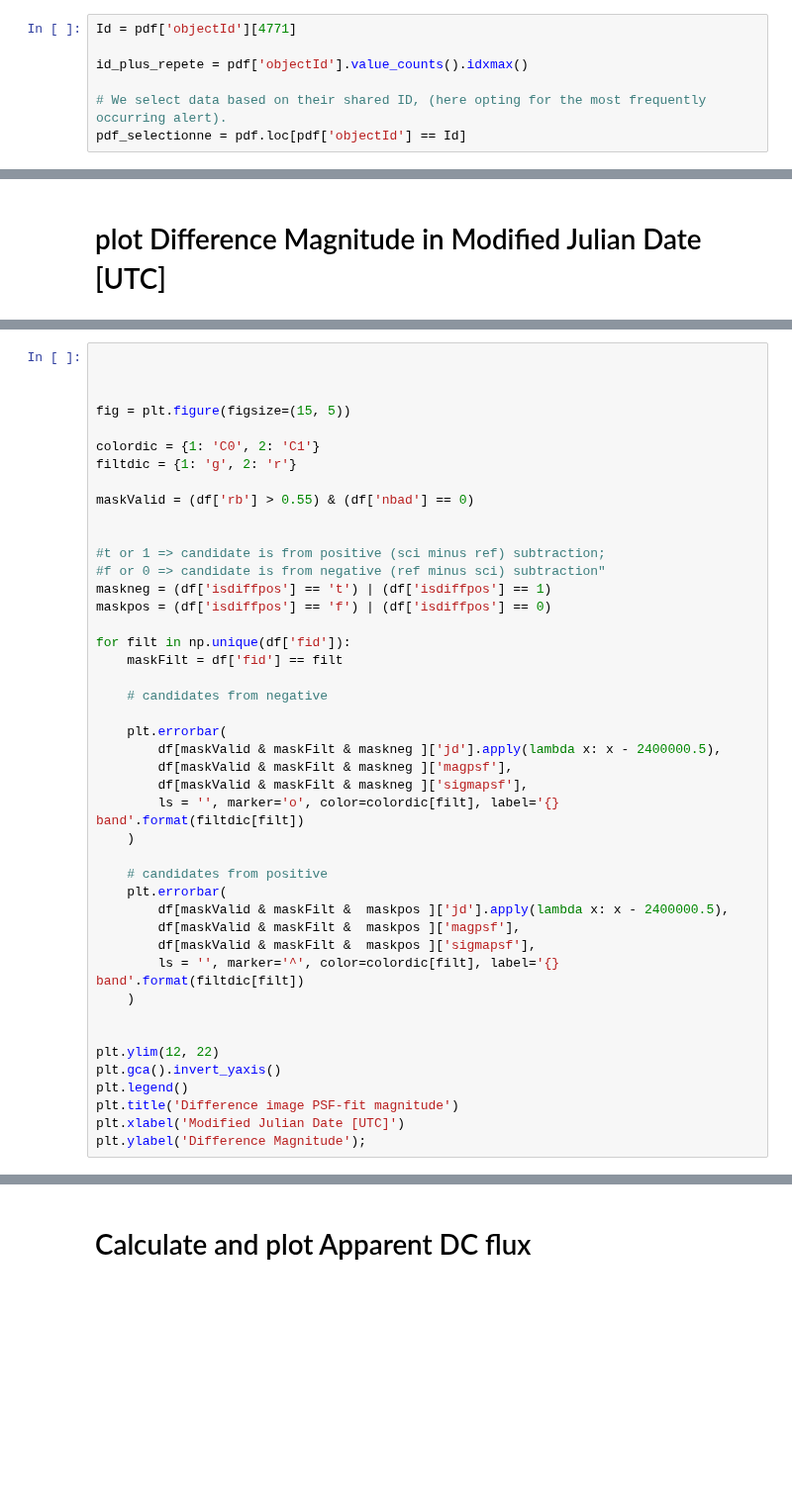
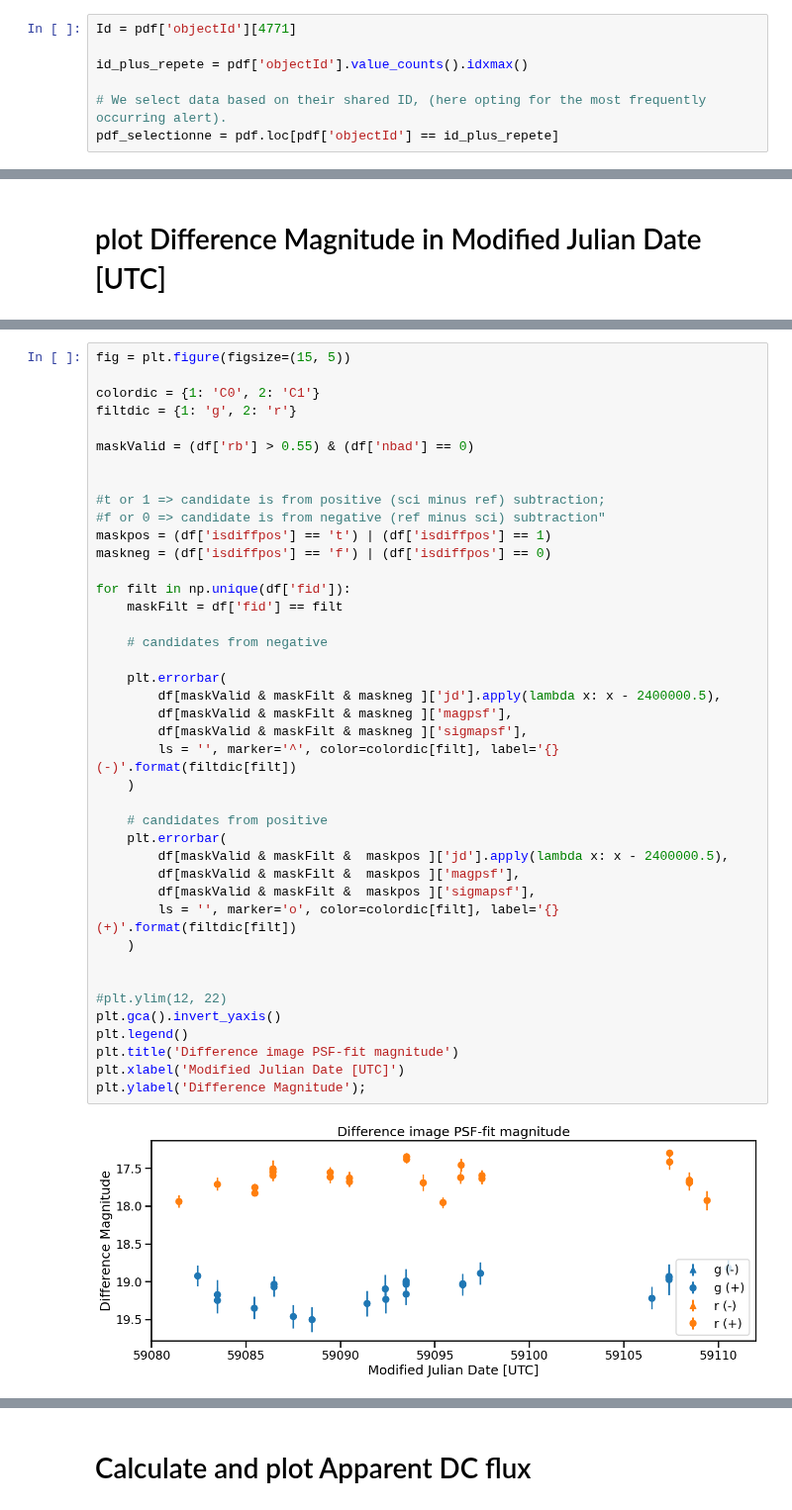
Before and after one commit to ManuGangler/FAnomAlly, a Jupyter notebook: notebook/data-transfer.ipynb, the cells around one changed output, grey strips where cells are left out. Shown at 99% size. Drawn from its saved outputs; the diff is of its cells as text; blank space fills up the shorter version.

```diff
--- a/notebook/data-transfer.ipynb
+++ b/notebook/data-transfer.ipynb
@@ -26,6 +26,6 @@ Id = pdf['objectId'][4771]
 id_plus_repete = pdf['objectId'].value_counts().idxmax()
 
 # We select data based on their shared ID, (here opting for the most frequently occurring alert).
-pdf_selectionne = pdf.loc[pdf['objectId'] == Id]
+pdf_selectionne = pdf.loc[pdf['objectId'] == id_plus_repete]
 # %%
 pdf_selectionne.head(2)
@@ -103,7 +116,4 @@ plt.ylabel('Difference Magnitude');
 # %%
-
-
-
 fig = plt.figure(figsize=(15, 5))
 
 colordic = {1: 'C0', 2: 'C1'}
@@ -112,35 +122,37 @@ filtdic = {1: 'g', 2: 'r'}
 maskValid = (df['rb'] > 0.55) & (df['nbad'] == 0)
 
 
 #t or 1 => candidate is from positive (sci minus ref) subtraction;
 #f or 0 => candidate is from negative (ref minus sci) subtraction"
-maskneg = (df['isdiffpos'] == 't') | (df['isdiffpos'] == 1)
-maskpos = (df['isdiffpos'] == 'f') | (df['isdiffpos'] == 0)
+maskpos = (df['isdiffpos'] == 't') | (df['isdiffpos'] == 1)
+maskneg = (df['isdiffpos'] == 'f') | (df['isdiffpos'] == 0)
 
 for filt in np.unique(df['fid']):
     maskFilt = df['fid'] == filt
 
     # candidates from negative
 
     plt.errorbar(
         df[maskValid & maskFilt & maskneg ]['jd'].apply(lambda x: x - 2400000.5),
         df[maskValid & maskFilt & maskneg ]['magpsf'],
         df[maskValid & maskFilt & maskneg ]['sigmapsf'],
-        ls = '', marker='o', color=colordic[filt], label='{} band'.format(filtdic[filt])
+        ls = '', marker='^', color=colordic[filt], label='{} (-)'.format(filtdic[filt])
     )
 
     # candidates from positive
     plt.errorbar(
         df[maskValid & maskFilt &  maskpos ]['jd'].apply(lambda x: x - 2400000.5),
         df[maskValid & maskFilt &  maskpos ]['magpsf'],
         df[maskValid & maskFilt &  maskpos ]['sigmapsf'],
-        ls = '', marker='^', color=colordic[filt], label='{} band'.format(filtdic[filt])
+        ls = '', marker='o', color=colordic[filt], label='{} (+)'.format(filtdic[filt])
     )
 
 
-plt.ylim(12, 22)
+#plt.ylim(12, 22)
 plt.gca().invert_yaxis()
 plt.legend()
 plt.title('Difference image PSF-fit magnitude')
 plt.xlabel('Modified Julian Date [UTC]')
 plt.ylabel('Difference Magnitude');
+# %% [output]
+[figure, added]
```
Also changed, not shown: parts of 41 cells of this notebook.
